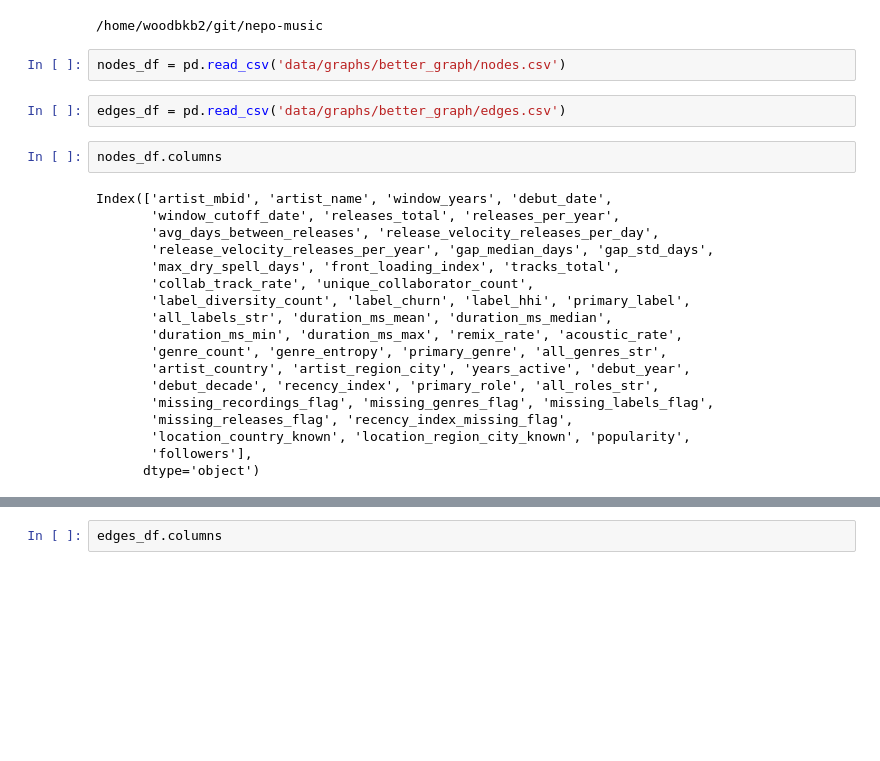
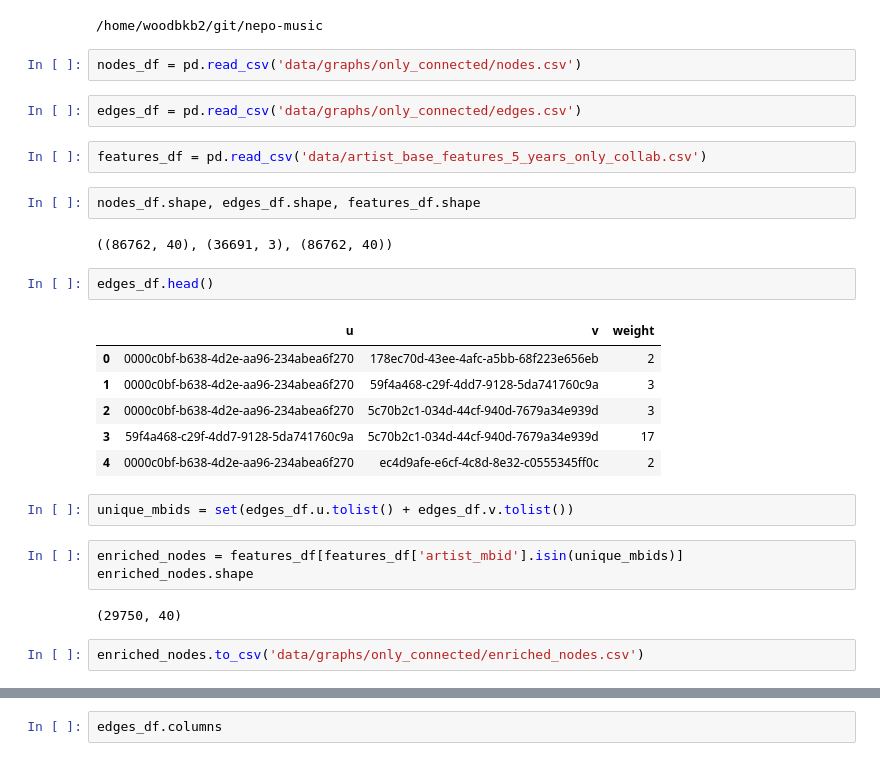
Before and after one commit to TheDeafOne/collaborative-success-research, a Jupyter notebook: network_construction/testing_network_construction.ipynb, the cells around one changed output, grey strips where cells are left out. Cells and saved outputs as stored; diff of their text form; blank space fills up the shorter version.

Commit message:
working on better graph builder

```diff
--- a/network_construction/testing_network_construction.ipynb
+++ b/network_construction/testing_network_construction.ipynb
@@ -12,26 +12,30 @@ else:
 # %% [output]
 /home/woodbkb2/git/nepo-music
 # %%
-nodes_df = pd.read_csv('data/graphs/better_graph/nodes.csv')
+nodes_df = pd.read_csv('data/graphs/only_connected/nodes.csv')
 # %%
-edges_df = pd.read_csv('data/graphs/better_graph/edges.csv')
+edges_df = pd.read_csv('data/graphs/only_connected/edges.csv')
+# %%
+features_df = pd.read_csv('data/artist_base_features_5_years_only_collab.csv')
+# %%
+nodes_df.shape, edges_df.shape, features_df.shape
+# %% [output]
+((86762, 40), (36691, 3), (86762, 40))
+# %%
+edges_df.head()
+# %% [output]
+|  | u | v | weight |
+| 0 | 0000c0bf-b638-4d2e-aa96-234abea6f270 | 178ec70d-43ee-4afc-a5bb-68f223e656eb | 2 |
+| 1 | 0000c0bf-b638-4d2e-aa96-234abea6f270 | 59f4a468-c29f-4dd7-9128-5da741760c9a | 3 |
+| 2 | 0000c0bf-b638-4d2e-aa96-234abea6f270 | 5c70b2c1-034d-44cf-940d-7679a34e939d | 3 |
+| 3 | 59f4a468-c29f-4dd7-9128-5da741760c9a | 5c70b2c1-034d-44cf-940d-7679a34e939d | 17 |
+| 4 | 0000c0bf-b638-4d2e-aa96-234abea6f270 | ec4d9afe-e6cf-4c8d-8e32-c0555345ff0c | 2 |
+# %%
+unique_mbids = set(edges_df.u.tolist() + edges_df.v.tolist())
 # %%
-nodes_df.columns
+enriched_nodes = features_df[features_df['artist_mbid'].isin(unique_mbids)]
+enriched_nodes.shape
 # %% [output]
-Index(['artist_mbid', 'artist_name', 'window_years', 'debut_date',
-       'window_cutoff_date', 'releases_total', 'releases_per_year',
-       'avg_days_between_releases', 'release_velocity_releases_per_day',
-       'release_velocity_releases_per_year', 'gap_median_days', 'gap_std_days',
-       'max_dry_spell_days', 'front_loading_index', 'tracks_total',
-       'collab_track_rate', 'unique_collaborator_count',
-       'label_diversity_count', 'label_churn', 'label_hhi', 'primary_label',
-       'all_labels_str', 'duration_ms_mean', 'duration_ms_median',
-       'duration_ms_min', 'duration_ms_max', 'remix_rate', 'acoustic_rate',
-       'genre_count', 'genre_entropy', 'primary_genre', 'all_genres_str',
-       'artist_country', 'artist_region_city', 'years_active', 'debut_year',
-       'debut_decade', 'recency_index', 'primary_role', 'all_roles_str',
-       'missing_recordings_flag', 'missing_genres_flag', 'missing_labels_flag',
-       'missing_releases_flag', 'recency_index_missing_flag',
-       'location_country_known', 'location_region_city_known', 'popularity',
-       'followers'],
-      dtype='object')
+(29750, 40)
+# %%
+enriched_nodes.to_csv('data/graphs/only_connected/enriched_nodes.csv')
```
Also changed, not shown: parts of 1 cell of this notebook, 3 other files.
